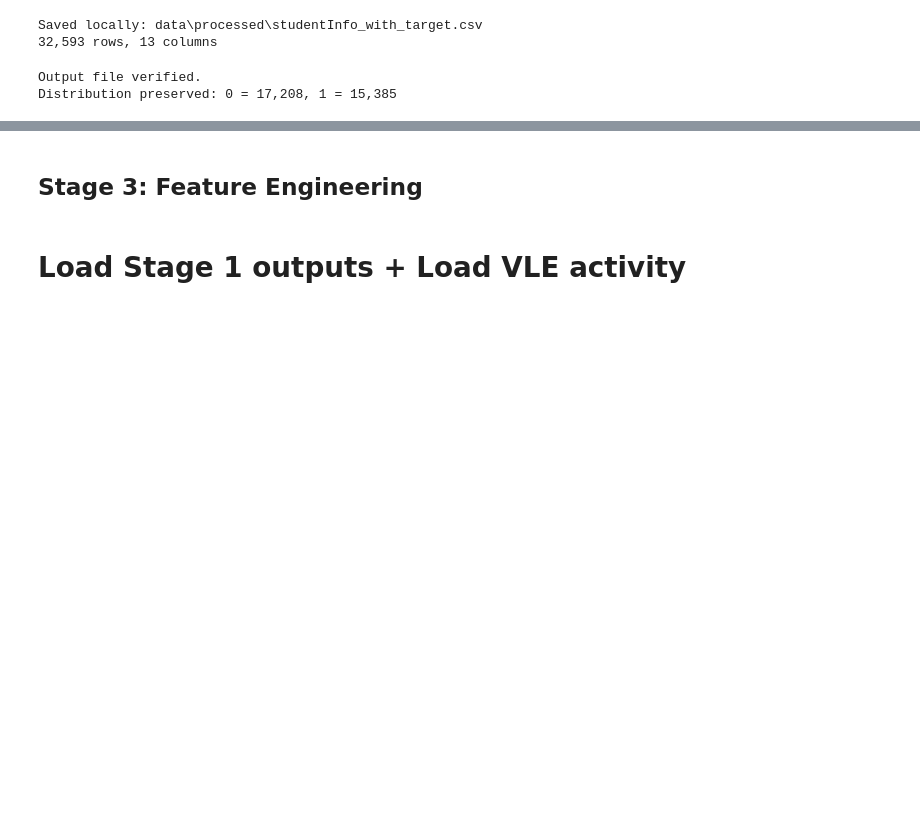
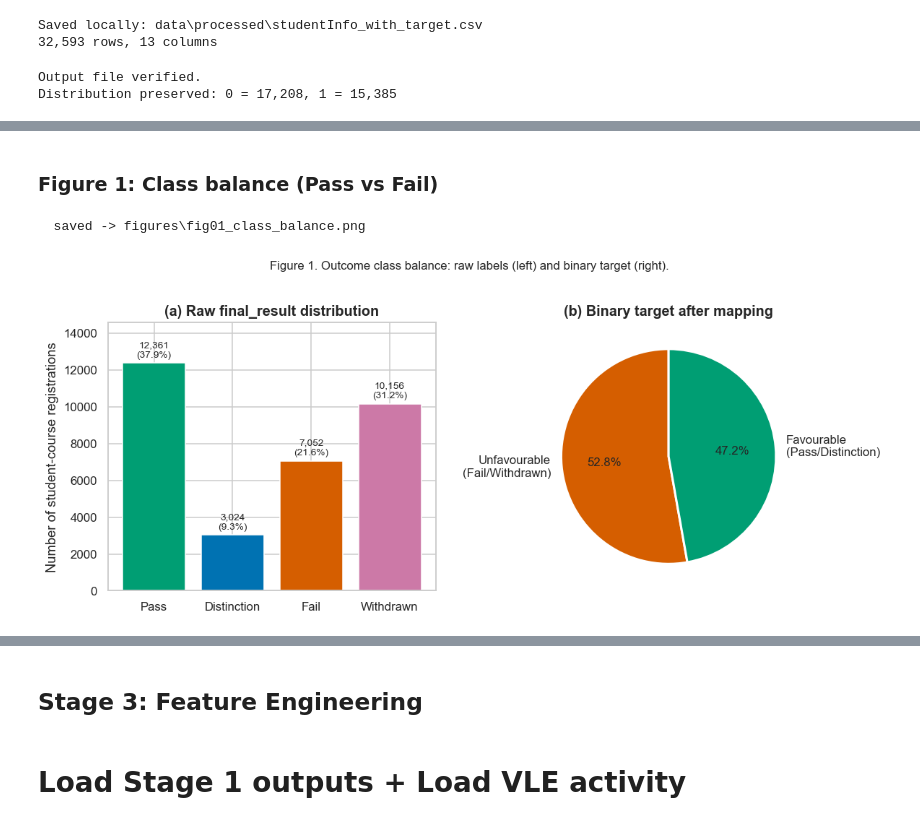
Before and after one commit to alsfine/Group-1-ML-Project-2026, a Jupyter notebook: project.ipynb, the cells around one changed output, grey strips where cells are left out. Cells and saved outputs as stored; diff of their text form; code cells hidden in the pictures; blank space fills up the shorter version.

Commit message:
Added Stage 2: Exploratory Data Analysis, figures and insight

```diff
--- a/project.ipynb
+++ b/project.ipynb
@@ -525,0 +572,38 @@ Distribution preserved: 0 = 17,208, 1 = 15,385
+# %% [markdown]
+### Figure 1: Class balance (Pass vs Fail)
+# %%
+# Plotting both the raw 4 way distribution and the binary version
+fig, axes = plt.subplots(1, 2, figsize=(11, 4.5))
+
+# Raw counts in the natural order Pass, Distinction, Fail, Withdrawn
+fr = si["final_result"].value_counts().reindex(["Pass", "Distinction", "Fail", "Withdrawn"])
+bars = axes[0].bar(
+    fr.index, fr.values,
+    color=[COLOR_GOOD, COLOR_ALT1, COLOR_BAD, COLOR_ALT2],
+)
+# Pop the count and percentage on top of each bar so don't need a legend
+for b, v in zip(bars, fr.values):
+    axes[0].text(b.get_x() + b.get_width() / 2, v + 200,
+                 f"{v:,}\n({100*v/len(si):.1f}%)",
+                 ha="center", va="bottom", fontsize=9)
+axes[0].set_title("(a) Raw final_result distribution")
+axes[0].set_ylabel("Number of student-course registrations")
+axes[0].set_ylim(0, fr.max() * 1.18)
+
+# Pie chart of the binary target
+bin_counts = si["target"].map({0: "Unfavourable\n(Fail/Withdrawn)",
+                                1: "Favourable\n(Pass/Distinction)"}).value_counts()
+axes[1].pie(bin_counts.values, labels=bin_counts.index,
+            colors=[COLOR_BAD, COLOR_GOOD],
+            autopct="%1.1f%%", startangle=90,
+            wedgeprops={"edgecolor": "white", "linewidth": 2})
+axes[1].set_title("(b) Binary target after mapping")
+
+fig.suptitle("Figure 1. Outcome class balance: raw labels (left) and binary target (right).",
+             fontsize=11, y=1.02)
+plt.tight_layout()
+save_fig(fig, "fig01_class_balance.png")
+plt.show()
+# %% [output]
+  saved -> figures\fig01_class_balance.png
+[figure, added]
```
Also changed, not shown: parts of 21 cells of this notebook, 8 other files.
